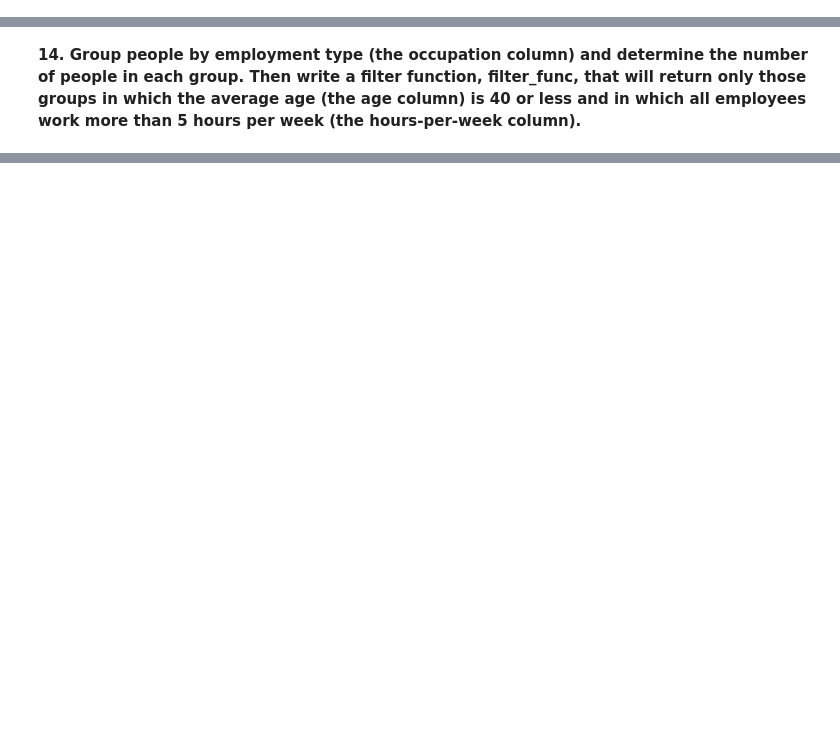
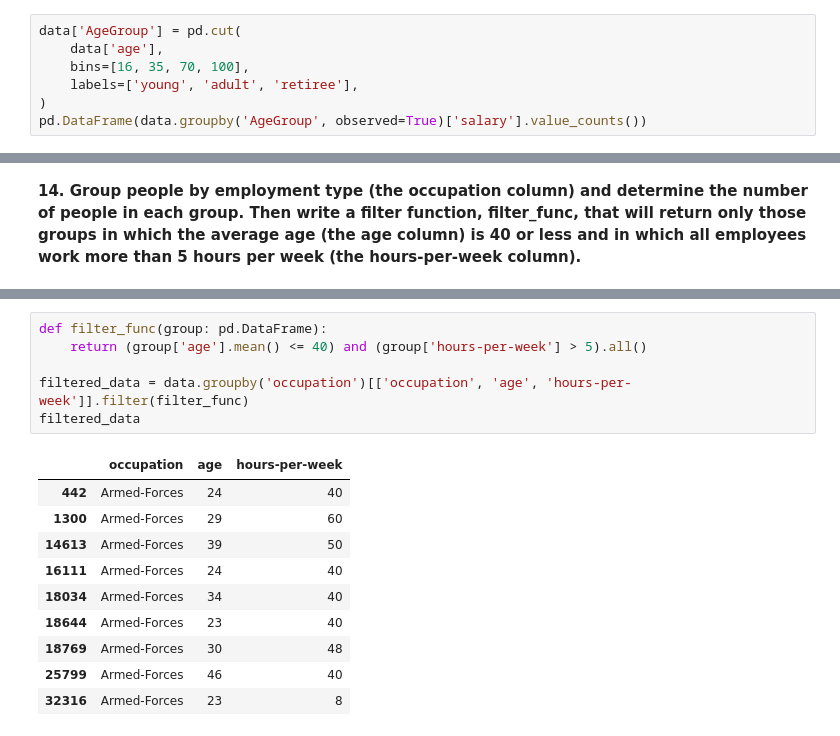
Before and after one commit to vbuyel/inno_numpy_pandas, a Jupyter notebook: pandas/assignment_pandas.ipynb, the cells around one changed output, grey strips where cells are left out. Drawn from its saved outputs; the diff is of its cells as text; blank space fills up the shorter version.

```diff
--- a/pandas/assignment_pandas.ipynb
+++ b/pandas/assignment_pandas.ipynb
@@ -133,0 +176,7 @@ Maximum age of Asian-Pac-Islander males: 90
+# %%
+data['AgeGroup'] = pd.cut(
+    data['age'],
+    bins=[16, 35, 70, 100],
+    labels=['young', 'adult', 'retiree'],
+)
+pd.DataFrame(data.groupby('AgeGroup', observed=True)['salary'].value_counts())
@@ -141,0 +230,17 @@ Maximum age of Asian-Pac-Islander males: 90
+# %%
+def filter_func(group: pd.DataFrame):
+    return (group['age'].mean() <= 40) and (group['hours-per-week'] > 5).all()
+
+filtered_data = data.groupby('occupation')[['occupation', 'age', 'hours-per-week']].filter(filter_func)
+filtered_data
+# %% [output]
+|  | occupation | age | hours-per-week |
+| 442 | Armed-Forces | 24 | 40 |
+| 1300 | Armed-Forces | 29 | 60 |
+| 14613 | Armed-Forces | 39 | 50 |
+| 16111 | Armed-Forces | 24 | 40 |
+| 18034 | Armed-Forces | 34 | 40 |
+| 18644 | Armed-Forces | 23 | 40 |
+| 18769 | Armed-Forces | 30 | 48 |
+| 25799 | Armed-Forces | 46 | 40 |
+| 32316 | Armed-Forces | 23 | 8 |
```
Also changed, not shown: parts of 13 cells of this notebook.
